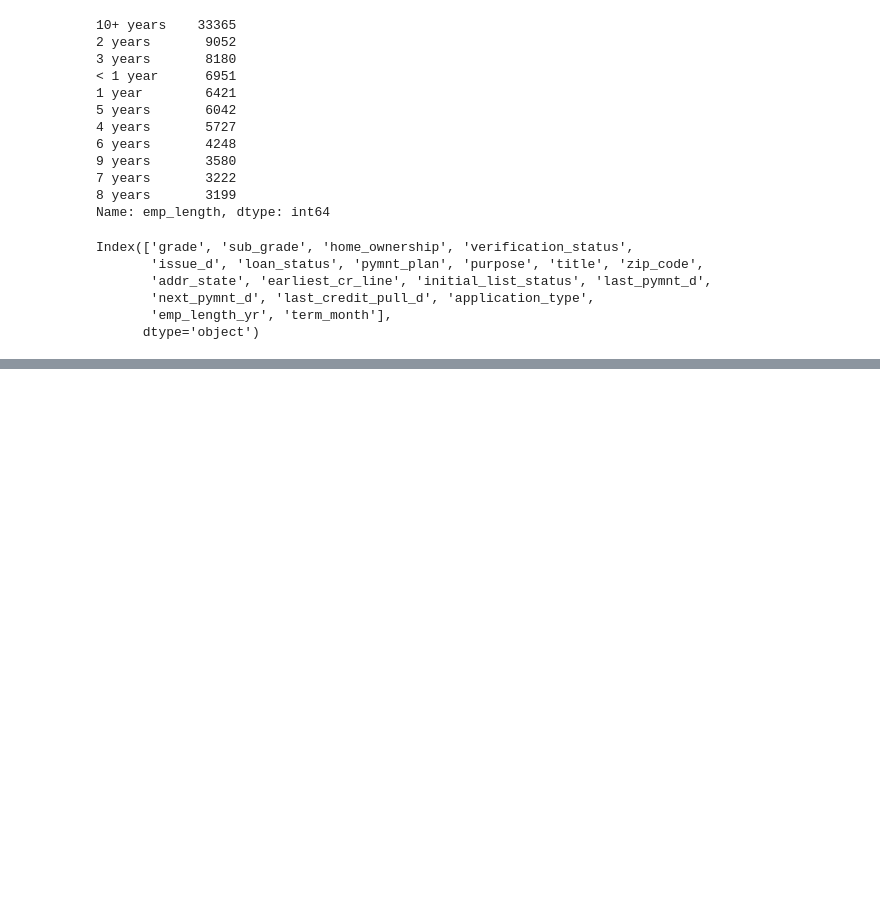
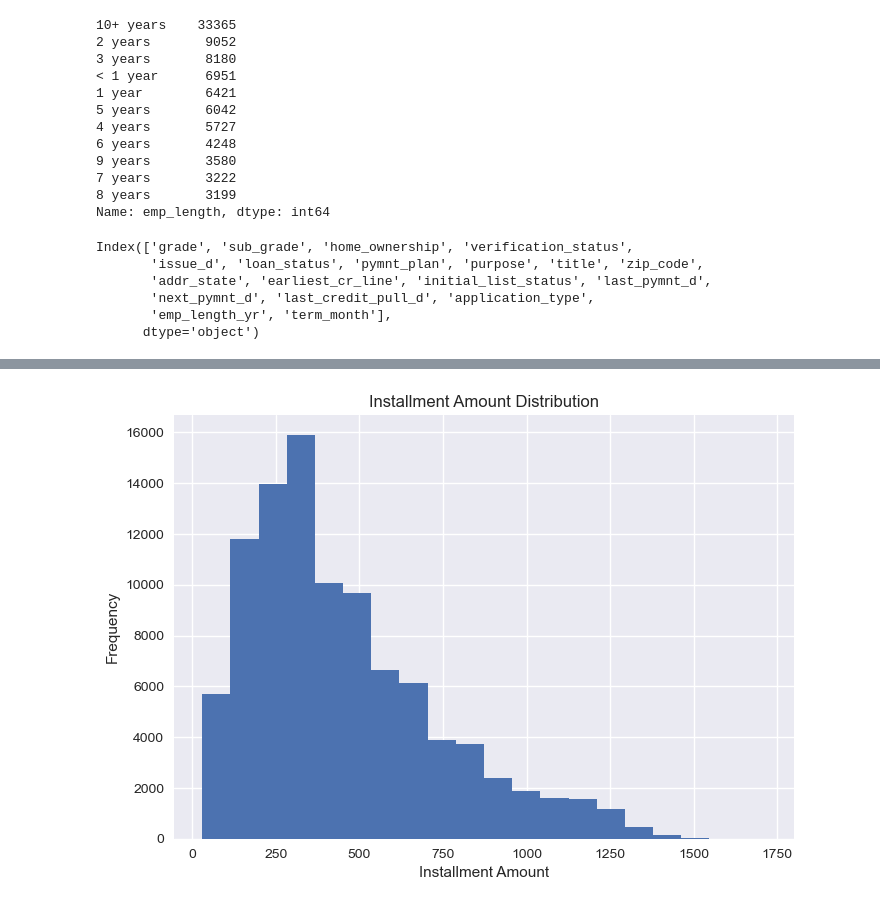
Before and after one commit to lerguan/mortgage-analysis, a Jupyter notebook: Untitled.ipynb, the cells around one changed output, grey strips where cells are left out. Drawn from its saved outputs; the diff is of its cells as text; code cells hidden in the pictures; blank space fills up the shorter version.

```diff
--- a/Untitled.ipynb
+++ b/Untitled.ipynb
@@ -104,0 +113,7 @@ Index(['grade', 'sub_grade', 'home_ownership', 'verification_status',
+# %%
+plt.xlabel('Installment Amount')
+plt.ylabel('Frequency')
+plt.title('Installment Amount Distribution')
+plt.hist(df['installment'], bins=20);
+# %% [output]
+[figure, added]
```
Also changed, not shown: parts of 2 cells of this notebook.
